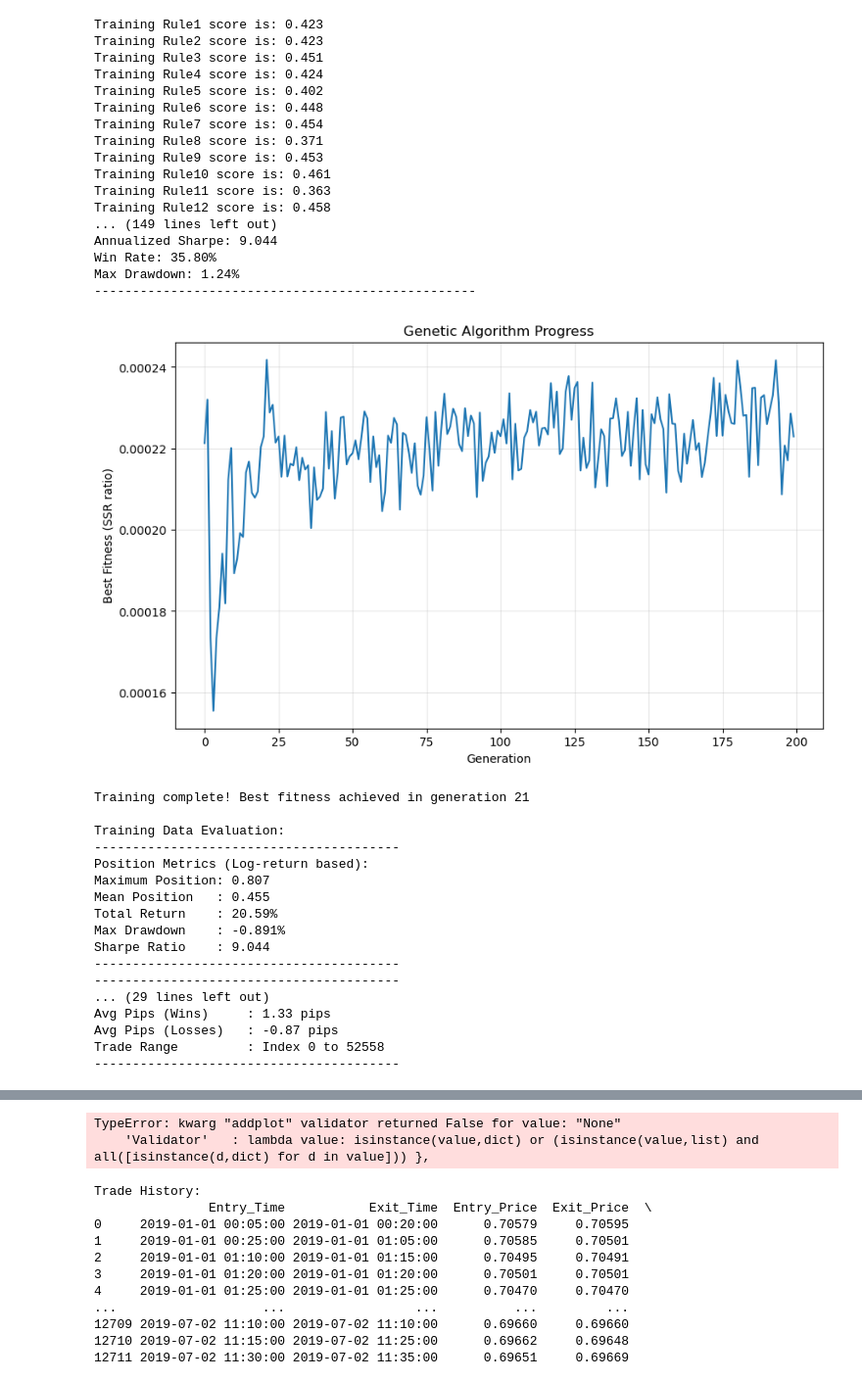
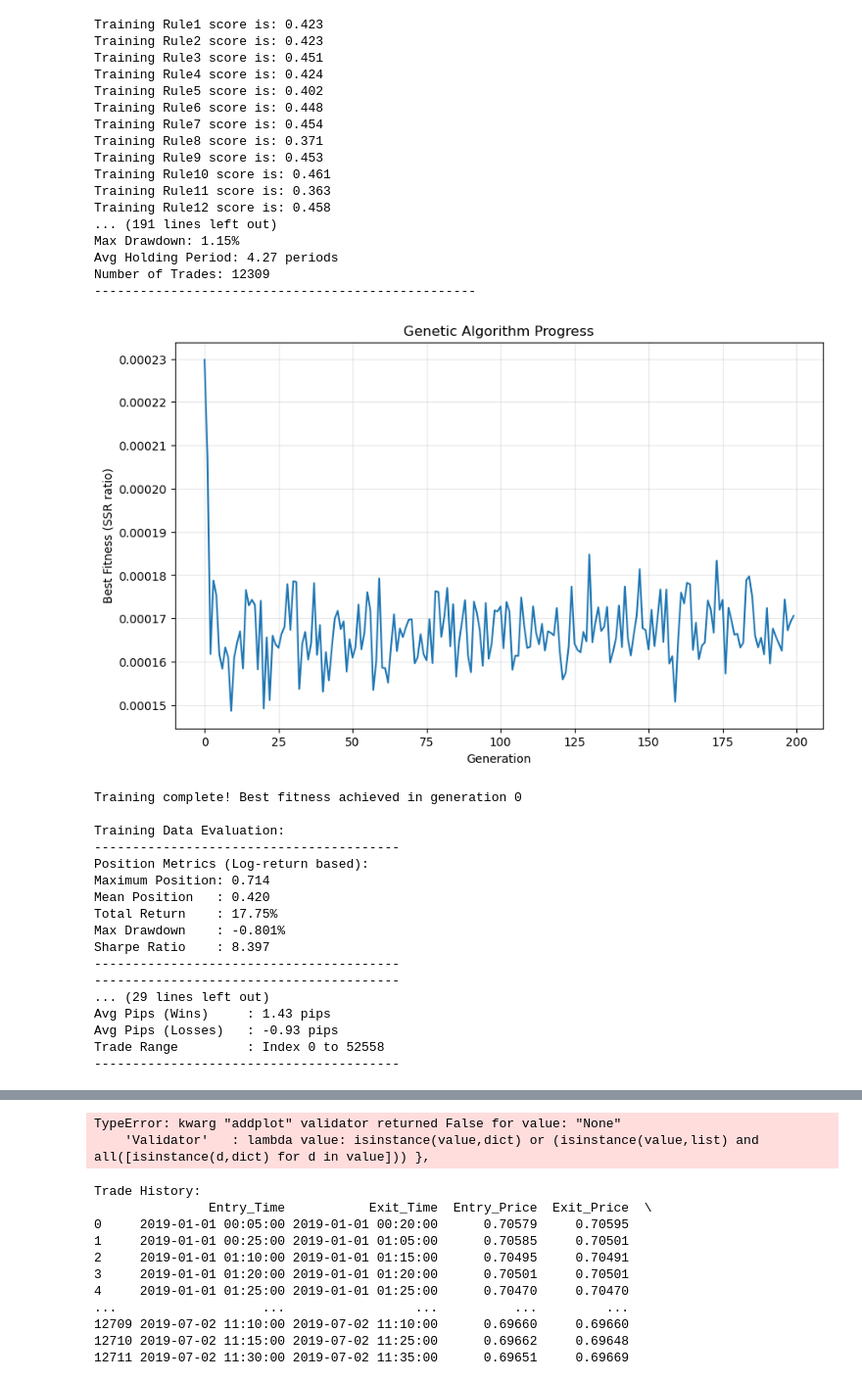
Before and after one commit to Pytrader1x/Genetric_ai_trading_strategy, a Jupyter notebook: Run_algo_O3.ipynb, the cells around one changed output, grey strips where cells are left out. Shown at 98% size. Cells and saved outputs as stored; diff of their text form; code cells hidden in the pictures.

```diff
--- a/Run_algo_O3.ipynb
+++ b/Run_algo_O3.ipynb
@@ -493,9 +493,9 @@ def main():
 
     # Daily Swing trading
     penalty_settings = {
-    'hold': {'active': True, 'target': 3, 'beta': 0.5},   # Hold for ~3 days minimum
-    'win':  {'active': True, 'target': 20, 'beta': 0.5},  # 20 pips minimum win
-    'loss': {'active': True, 'target': 10, 'beta': 0.5}   # 10 pips minimum loss
+    'hold': {'active': True, 'target': 20, 'beta': 0.7},   # Hold for n periods
+    'win':  {'active': True, 'target': 20, 'beta': 0.7},  # 20 pips minimum win
+    'loss': {'active': True, 'target': 10, 'beta': 0.7}   # 10 pips minimum loss
     }
 
     max_SSR_weights = GA_train(
@@ -540,52 +540,52 @@ def main():
     # plot_indicator_signals_training(X_trading_rule_train, last_n=2000)
     # plot_combined_chart_full(data, getTradingRuleFeatures(data, trading_rule_params), max_SSR_weights, last_n=2000, chart_type='line')
 
     # Plot trade history on price chart as candlesticks
     if not trade_history.empty:
         print("\nTrade History:")
         print(trade_history)
         plot_trade_history(data, trade_history, last_n=2000, chart_type='candle')
 
     else:
         print("No trade history to display.")
 
     return data, trade_history, test_metrics
 
 if __name__ == "__main__":
     data, trade_history, test_metrics = main()
 # %% [output]
 Training Rule1 score is: 0.423
 Training Rule2 score is: 0.423
 Training Rule3 score is: 0.451
 Training Rule4 score is: 0.424
 Training Rule5 score is: 0.402
 Training Rule6 score is: 0.448
 Training Rule7 score is: 0.454
 Training Rule8 score is: 0.371
 Training Rule9 score is: 0.453
 Training Rule10 score is: 0.461
 Training Rule11 score is: 0.363
 Training Rule12 score is: 0.458
-... (149 lines left out)
-Annualized Sharpe: 9.044
-Win Rate: 35.80%
-Max Drawdown: 1.24%
+... (191 lines left out)
+Max Drawdown: 1.15%
+Avg Holding Period: 4.27 periods
+Number of Trades: 12309
 --------------------------------------------------
-[figure, old version]
+[figure, new version]
-Training complete! Best fitness achieved in generation 21
+Training complete! Best fitness achieved in generation 0
 
 Training Data Evaluation:
 ----------------------------------------
 Position Metrics (Log-return based):
-Maximum Position: 0.807
-Mean Position   : 0.455
-Total Return    : 20.59%
-Max Drawdown    : -0.891%
-Sharpe Ratio    : 9.044
+Maximum Position: 0.714
+Mean Position   : 0.420
+Total Return    : 17.75%
+Max Drawdown    : -0.801%
+Sharpe Ratio    : 8.397
 ----------------------------------------
 ----------------------------------------
 ... (29 lines left out)
-Avg Pips (Wins)     : 1.33 pips
-Avg Pips (Losses)   : -0.87 pips
+Avg Pips (Wins)     : 1.43 pips
+Avg Pips (Losses)   : -0.93 pips
 Trade Range         : Index 0 to 52558
 ----------------------------------------
```
Also changed, not shown: parts of 1 cell of this notebook, 4 other files.
